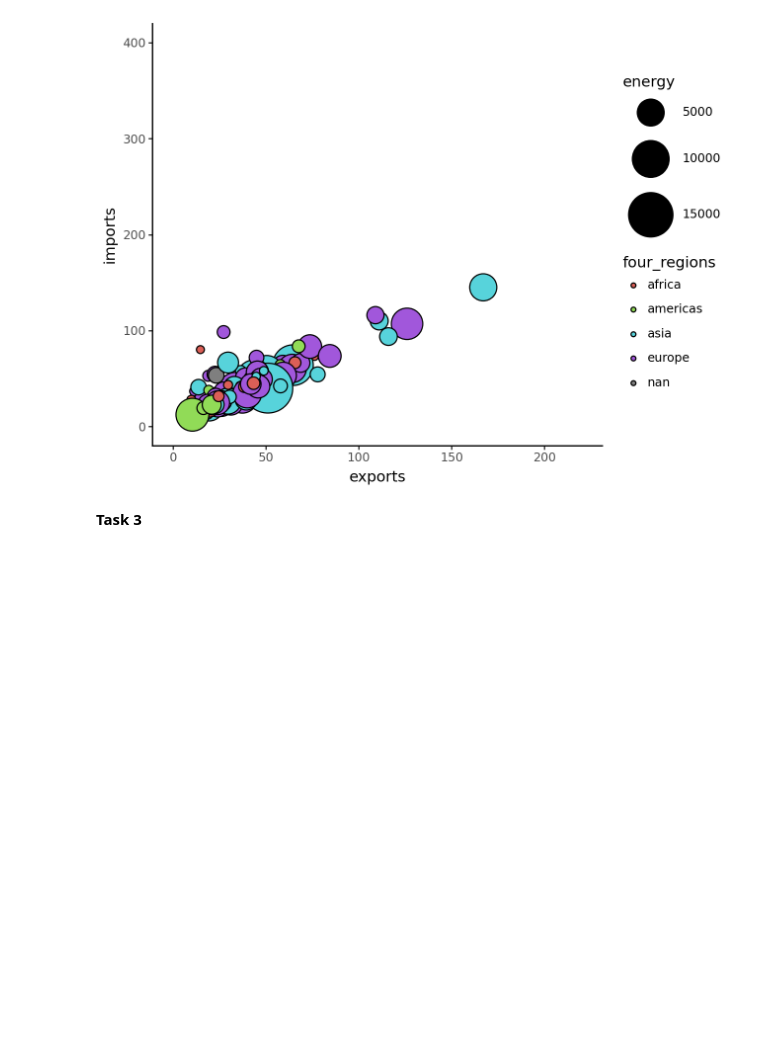
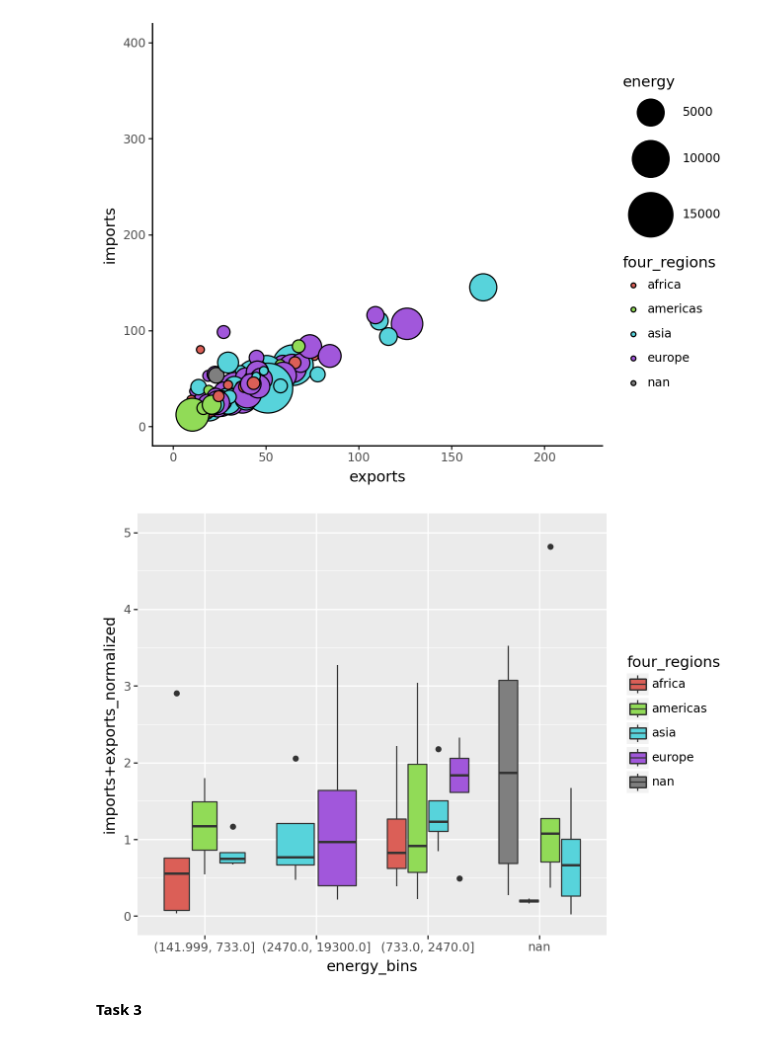
Before and after one commit to davisbove/GSB_544, a Jupyter notebook: Lab 1/Lab_1_Notebook.ipynb, the cells around one changed output. Saved outputs shown, nothing was run; the diff lists cells and outputs as text; code cells hidden in the pictures; blank space fills up the shorter version.

```diff
--- a/Lab 1/Lab_1_Notebook.ipynb
+++ b/Lab 1/Lab_1_Notebook.ipynb
@@ -75,5 +79,5 @@ df2.head()
 | 3 | NaN | NaN | NaN | 1997 | American Samoa | NaN | NaN | NaN | ... |
 | 4 | NaN | NaN | 434 | 1997 | Angola | africa | sub_saharan_africa | africa_sub_saharan | ... |
 # %%
-df2['energy'] = pd.to_numeric(df2['energy'])
-df2["energy"]
+# df2['energy'] = pd.to_numeric(df2['energy'])
+# df2["energy"]
@@ -114,3 +118,18 @@ df2['energy'] = pd.to_numeric(df2['energy'], errors='coerce')
+# %%
+#create a new column that shows imports + exports
+#first need to z score normlize
+
+df2["imports_normal"] = (df2["imports"]- df2["imports"].mean()) /df2["imports"].std()
+df2["exports_normal"] = (df2["exports"]- df2["exports"].mean()) /df2["exports"].std()
+df2["imports+exports_normalized"] = df2["imports_normal"]+df2["exports_normal"]
+df2["imports+exports_normalized"]
+#Create bins for energy to compare high and low energy using countries
+df2["energy_bins"] = pd.qcut(df2["energy"], q =3)
+df2["energy_bins"] = df2["energy_bins"].astype(str)
+# %%
+(ggplot(df2, aes(x = "energy_bins", y = "imports+exports_normalized", fill = "four_regions"))+ lims( y = (0,5))+ p9.geom_boxplot())
+# %% [output]
+[figure, added]
 # %% [markdown]
 **Task 3**
 # %% [markdown]
```
Also changed, not shown: parts of 11 cells of this notebook.
